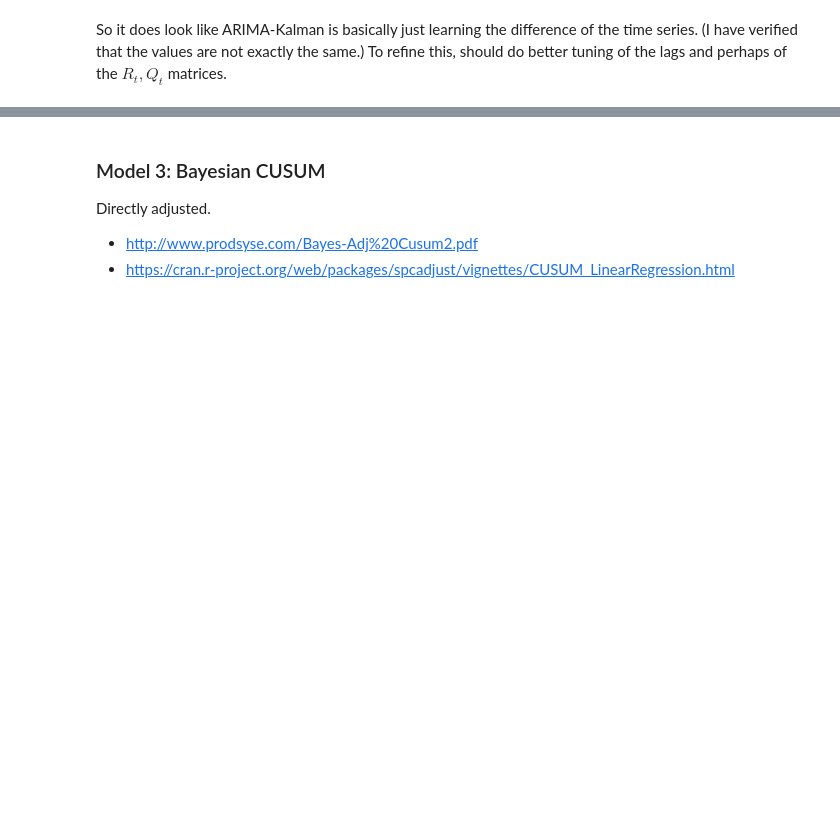
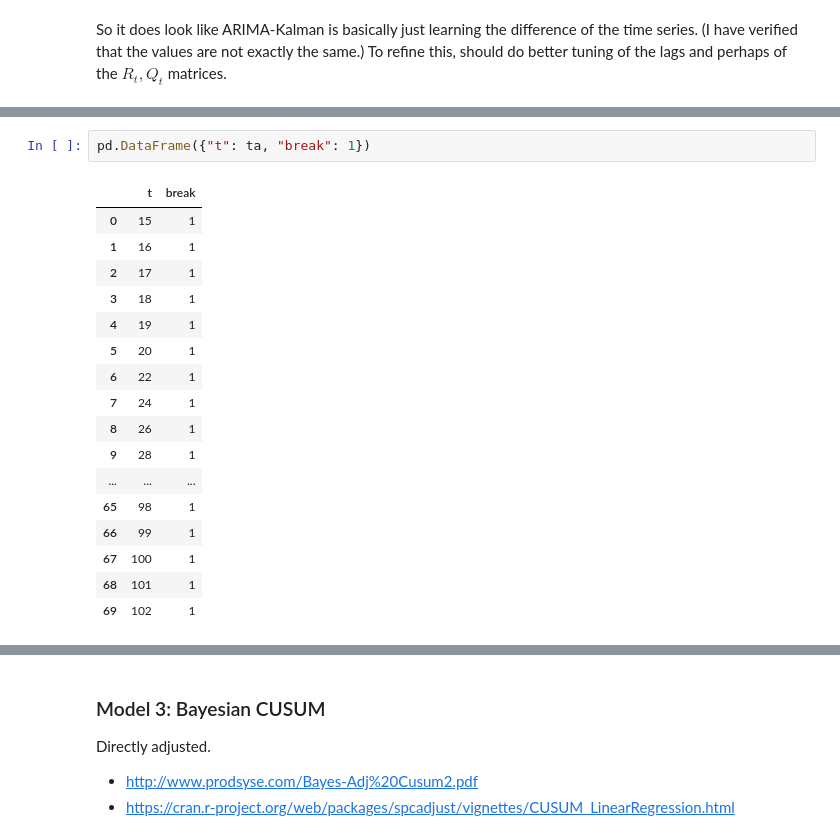
Before and after one commit to echow1/trading_music, a Jupyter notebook: task1 - detecting structural breaks in sequential Google Maestro data.ipynb, the cells around one changed output, grey strips where cells are left out. Cells and saved outputs as stored; diff of their text form; blank space fills up the shorter version.

```diff
--- a/task1 - detecting structural breaks in sequential Google Maestro data.ipynb
+++ b/task1 - detecting structural breaks in sequential Google Maestro data.ipynb
@@ -467,0 +531,20 @@ Sequential as usual.
+# %%
+pd.DataFrame({"t": ta, "break": 1})
+# %% [output]
+|  | t | break |
+| 0 | 15 | 1 |
+| 1 | 16 | 1 |
+| 2 | 17 | 1 |
+| 3 | 18 | 1 |
+| 4 | 19 | 1 |
+| 5 | 20 | 1 |
+| 6 | 22 | 1 |
+| 7 | 24 | 1 |
+| 8 | 26 | 1 |
+| 9 | 28 | 1 |
+| ... | ... | ... |
+| 65 | 98 | 1 |
+| 66 | 99 | 1 |
+| 67 | 100 | 1 |
+| 68 | 101 | 1 |
+| 69 | 102 | 1 |
```
Also changed, not shown: parts of 12 cells of this notebook.
